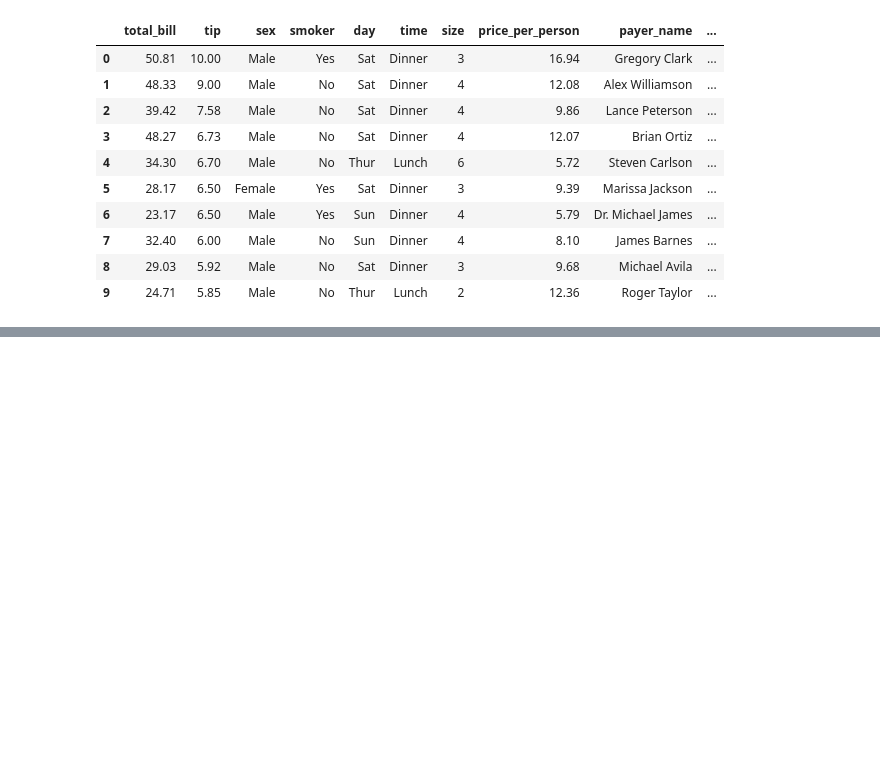
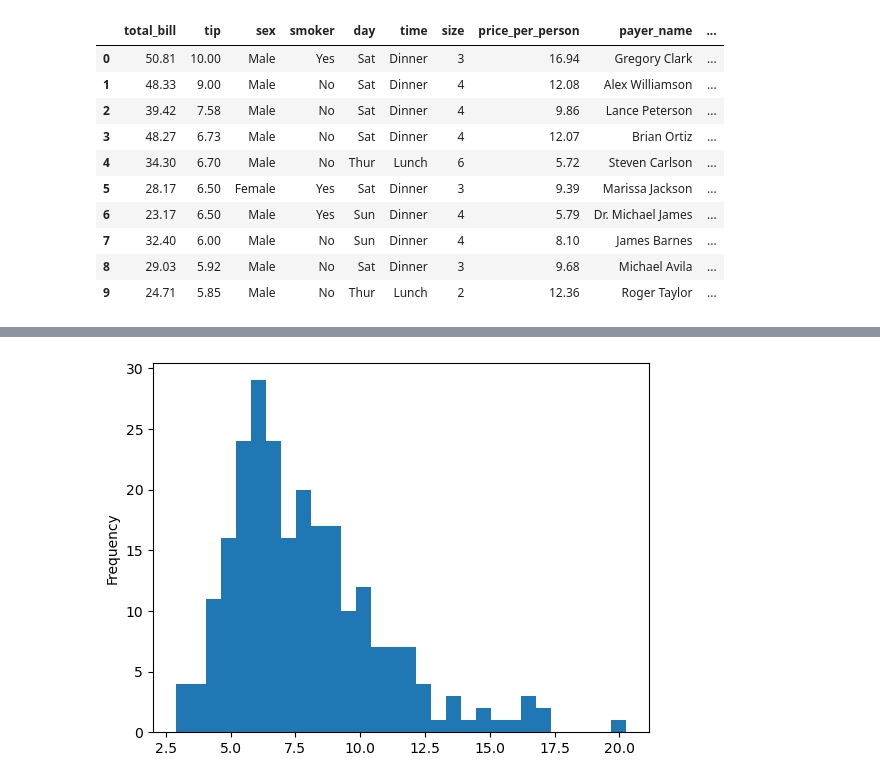
Before and after one commit to BulutMehmetAli/Machine-Learning-Journey, a Jupyter notebook: Pandas/ProgressiveOverloading.ipynb, the cells around one changed output, grey strips where cells are left out. Drawn from its saved outputs; the diff is of its cells as text; code cells hidden in the pictures; blank space fills up the shorter version.

```diff
--- a/Pandas/ProgressiveOverloading.ipynb
+++ b/Pandas/ProgressiveOverloading.ipynb
@@ -673,0 +737,4 @@ df.head(10)
+# %%
+df = pd.read_csv('tips.csv')
+df.columns = df.columns.str.strip().str.lower().str.replace(' ', '_')
+df.head()
@@ -673,0 +774,7 @@ df.head(10)
+# %%
+import matplotlib.pyplot as plt
+
+df['price_per_person'].plot(kind='hist', bins=30)
+plt.show()
+# %% [output]
+[figure, added]
```
Also changed, not shown: parts of 28 cells of this notebook.
